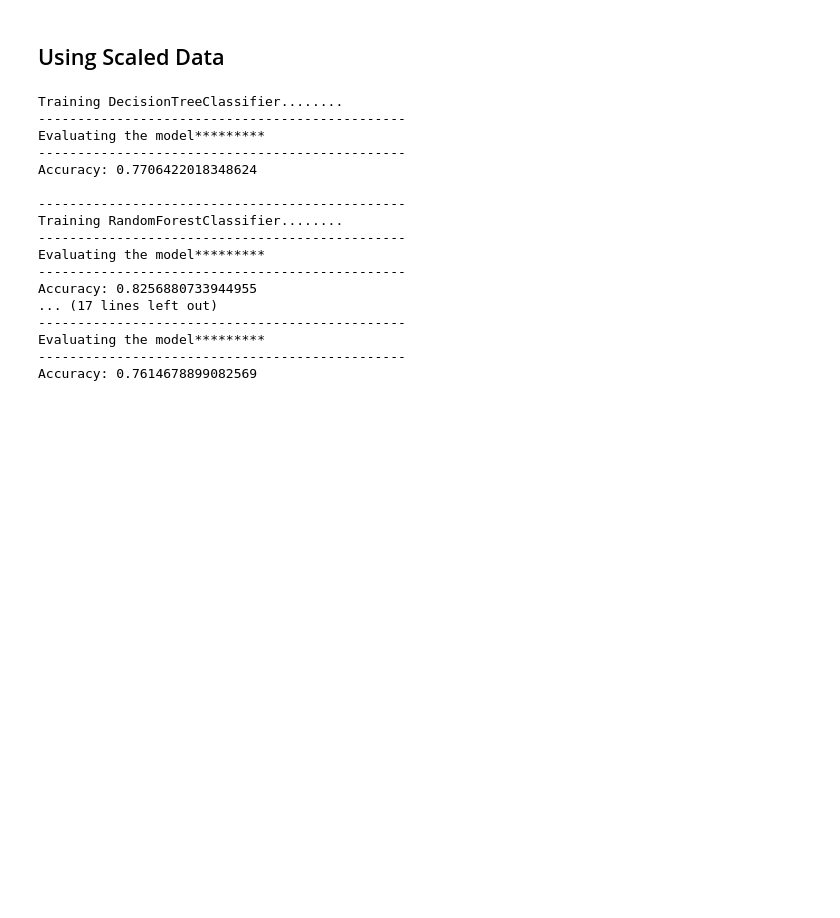
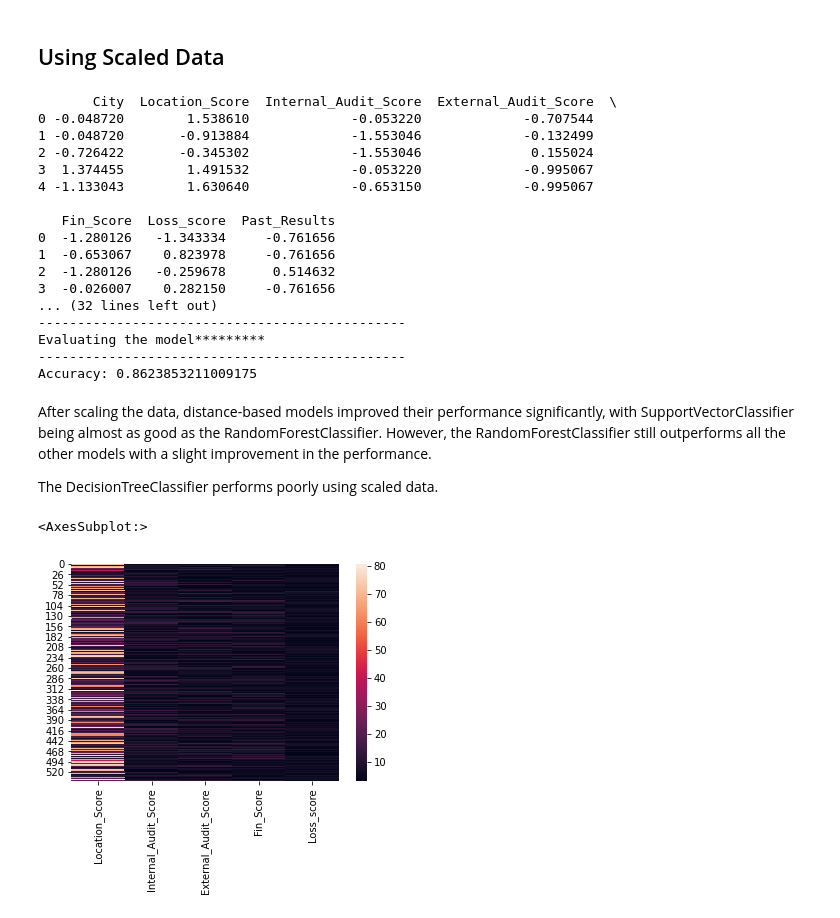
Before and after one commit to georgek2/ENd-To-EnD, a Jupyter notebook: 11_Finance/baseline.ipynb, the cells around one changed output. Cells and saved outputs as stored; diff of their text form; code cells hidden in the pictures; blank space fills up the shorter version.

```diff
--- a/11_Finance/baseline.ipynb
+++ b/11_Finance/baseline.ipynb
@@ -407,11 +413,15 @@ def train_evaluate_model(list, df, target):
     X_valid, y_valid = valid[features], valid[target]
 
     # Scaling the data
-    min_ = X_train.min(axis = 0)
-    max_ = X_train.max(axis = 0)
+    scaler = StandardScaler()
 
-    scaled_train = (X_train - min_) / (max_ - min_)
-    scaled_valid =
+    features = X_train.columns
+
+    X_train = pd.DataFrame(scaler.fit_transform(X_train), columns = features)
+    X_valid = pd.DataFrame(scaler.transform(X_valid), columns = features)
+
+    print(X_train.head())
+    print('\n-----------------------------------------------')
 
     # Training & Evaluating the models
     for model in list:
@@ -490,20 +500,29 @@ def train_evaluate_model(list, df, target):
 # Training and Evaluating the Models
 train_evaluate_model(models, data, 'IsUnderRisk')
 # %% [output]
-Training DecisionTreeClassifier........
+       City  Location_Score  Internal_Audit_Score  External_Audit_Score  \
+0 -0.048720        1.538610             -0.053220             -0.707544
+1 -0.048720       -0.913884             -1.553046             -0.132499
+2 -0.726422       -0.345302             -1.553046              0.155024
+3  1.374455        1.491532             -0.053220             -0.995067
+4 -1.133043        1.630640             -0.653150             -0.995067
+
+   Fin_Score  Loss_score  Past_Results
+0  -1.280126   -1.343334     -0.761656
+1  -0.653067    0.823978     -0.761656
+2  -1.280126   -0.259678      0.514632
+3  -0.026007    0.282150     -0.761656
+... (32 lines left out)
 -----------------------------------------------
 Evaluating the model*********
 -----------------------------------------------
-Accuracy: 0.7706422018348624
-
------------------------------------------------
-Training RandomForestClassifier........
------------------------------------------------
-Evaluating the model*********
------------------------------------------------
-Accuracy: 0.8256880733944955
-... (17 lines left out)
------------------------------------------------
-Evaluating the model*********
------------------------------------------------
-Accuracy: 0.7614678899082569
+Accuracy: 0.8623853211009175
+# %% [markdown]
+After scaling the data, distance-based models improved their performance significantly, with SupportVectorClassifier being almost as good as the RandomForestClassifier. However, the RandomForestClassifier still outperforms all the other models with a slight improvement in the performance.
+
+The DecisionTreeClassifier performs poorly using scaled data.
+# %%
+sns.heatmap(data[columns])
+# %% [output]
+<AxesSubplot:>
+[figure, added]
```
Also changed, not shown: parts of 27 cells of this notebook, 1 other file.
